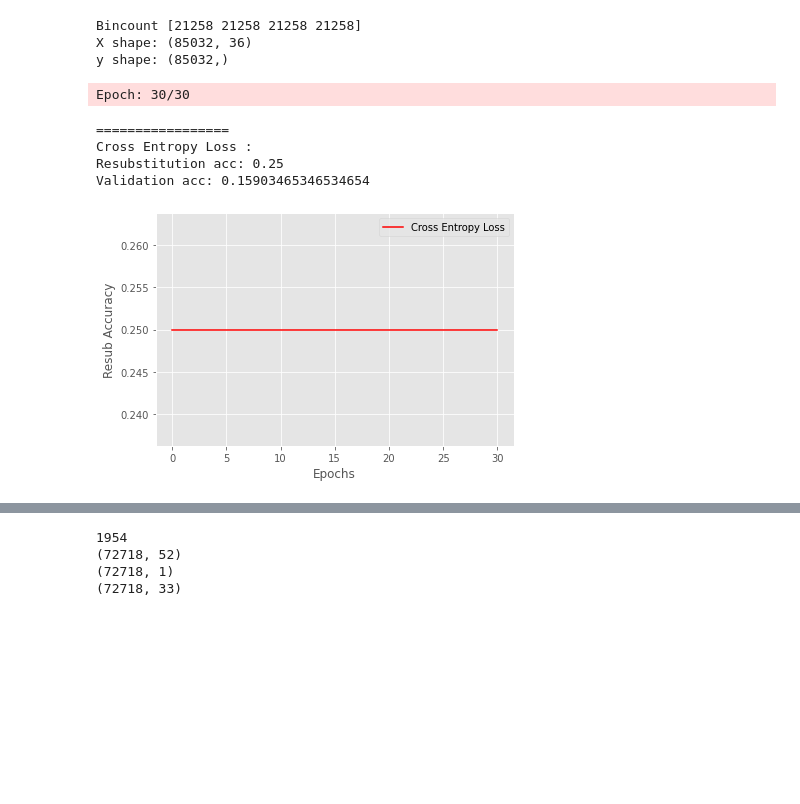
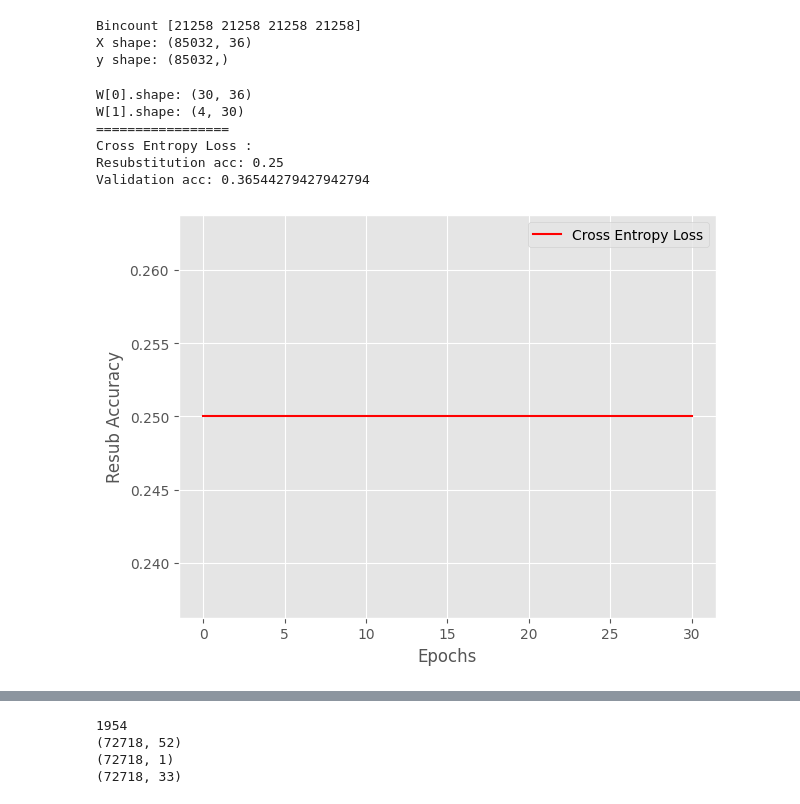
Before and after one commit to MarkBrub/ML_Python, a Jupyter notebook: Labs/Lab4.ipynb, the cells around one changed output, grey strips where cells are left out. Drawn from its saved outputs; the diff is of its cells as text; code cells hidden in the pictures; blank space fills up the shorter version.

```diff
--- a/Labs/Lab4.ipynb
+++ b/Labs/Lab4.ipynb
@@ -538,28 +363,24 @@ def print_result(nn,X_train,y_train,X_test,y_test,title="",color="red"):
     plt.legend(loc='best')
     plt.grid(True)
 # %%
-vals =        { 'n_hidden':30,
-                'C':0.1, 'epochs':30, 'eta':0.001,
-                'alpha':0.001, 'decrease_const':1e-5, 'minibatches':len(X_train)/32,
-                'shuffle':True,'random_state':1}
-
-vals_multi =  { 'layers':2, 'n_hidden':[30],
-                'C':0.1, 'epochs':30, 'eta':0.001,
-                'alpha':0.001, 'decrease_const':1e-5, 'minibatches':len(X_train)/32,
-                'shuffle':True,'random_state':1}
+vals = {'layers':2, 'n_hidden':[30],
+        'C':0.1, 'epochs':30, 'eta':0.001,
+        'alpha':0.001, 'decrease_const':1e-5, 'minibatches':len(X_train)/32,
+        'shuffle':True,'random_state':1, 'gamma':0.9}
 # %%
-nn = TwoLayerPerceptronVectorized(**vals)
+nn = MultiLayerPerceptron(**vals)
 
 nn.fit(X_train, y_train, print_progress=1)
 
 print_result(nn,X_train,y_train,X_test,y_test,title="Cross Entropy Loss",color="red")
 # %% [output]
-Epoch: 30/30
+W[0].shape: (30, 36)
+W[1].shape: (4, 30)
+=================
+Cross Entropy Loss :
+Resubstitution acc: 0.25
+Validation acc: 0.36544279427942794
-=================
-Cross Entropy Loss :
-Resubstitution acc: 0.25
-Validation acc: 0.15903465346534654
-[figure, old version]
+[figure, new version]
 # %%
 cost_avgs = [np.mean(x) for x in nn.cost_]
 
```
Also changed, not shown: parts of 11 cells of this notebook.
